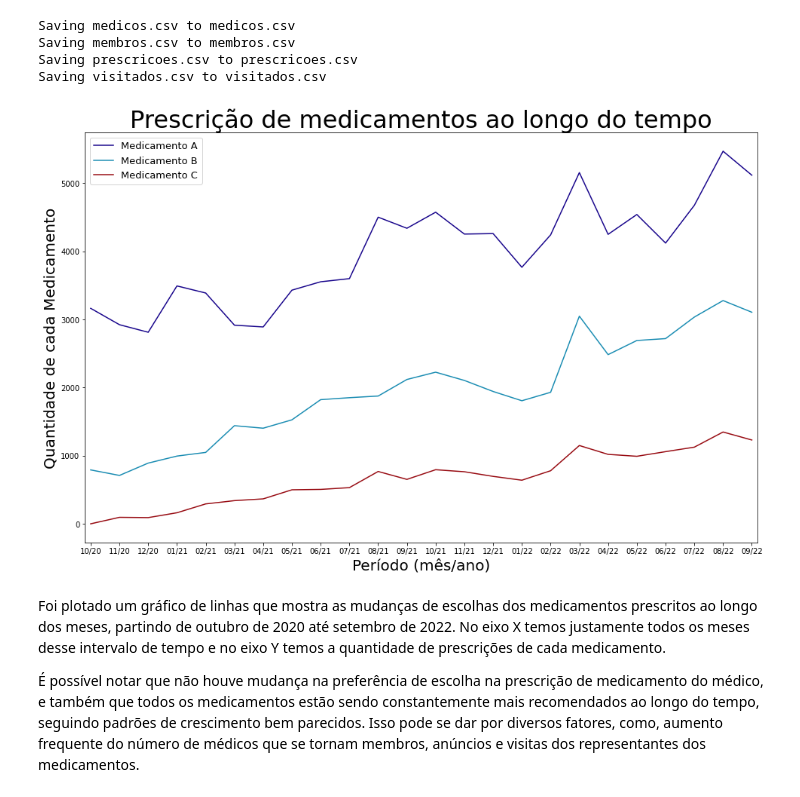
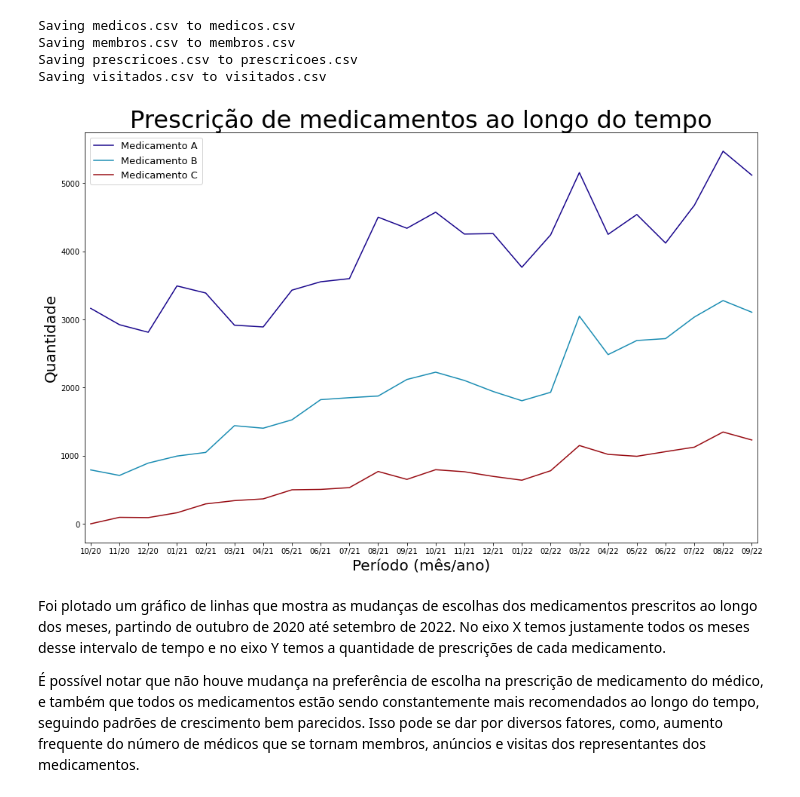
Before and after one commit to Juniorffonseca/processo_seletivo, a Jupyter notebook: teste_processo_seletivo.ipynb, the cells around one changed output. Cells and saved outputs as stored; diff of their text form; code cells hidden in the pictures.

```diff
--- a/teste_processo_seletivo.ipynb
+++ b/teste_processo_seletivo.ipynb
@@ -36,33 +36,33 @@ lista [2] = plt.cm.Reds(0.9)
 # %%
 # Carregando o arquivo csv em uma variável.
 prescricoes = pd.read_csv('prescricoes.csv', sep = ';', encoding='latin-1')
 
 # Agrupando colunas 'Mes_prescricao' e 'Medicamento_prescrito', contando as ocorrências em cada grupo e passando essa contagem para uma coluna chamada 'counts'.
 prescricoes = prescricoes.groupby(['Mes_prescricao', 'Medicamento_prescrito']).size().reset_index(name='counts')
 
 # Armazenando as datas no formato desejado para plotar no gráfico.
 lista_datas = pd.to_datetime(prescricoes['Mes_prescricao'], format='%Y%m').dt.strftime('%m/%y').unique().tolist()
 
 # Usando map nas concatenações ano+mes(ex: 202204) como strings e retornando como lista para a coluna 'Mes_prescricao' do df 'prescricoes'.
 prescricoes['Mes_prescricao'] = list(map(str, prescricoes['Mes_prescricao']))
 
 # Aplicando pivot para tornar 'Mes_prescricao' index e deixar apenas 'Medicamento_prescrito' como coluna.
 prescricoes = prescricoes.pivot(index='Mes_prescricao', columns='Medicamento_prescrito')
 
 # Criando o plot.
 prescricoes.plot(kind = 'line', stacked = 0, figsize = (16, 10), alpha = 1, color = lista, xlim = (-0.2, len(prescricoes.index) - 0.8))
 
 # 'Configurações' do plot (frequência dos ticks no eixo x, título, conteúdo das labels, tamanhos das fontes, legenda etc).
 plt.xticks(range(0, len(lista_datas), 1), lista_datas)
 plt.title('Prescrição de medicamentos ao longo do tempo', size = 32)
 plt.xlabel('Período (mês/ano)', size = 20)
-plt.ylabel('Quantidade de cada Medicamento', size = 20)
+plt.ylabel('Quantidade', size = 20)
 plt.legend(['Medicamento A', 'Medicamento B', 'Medicamento C'], loc = 'best', prop={'size': 13})
 
 # Plotando o gráfico.
 plt.show()
 # %% [output]
-[figure, old version]
+[figure, new version]
 # %% [markdown]
 Foi plotado um gráfico de linhas que mostra as mudanças de escolhas dos medicamentos prescritos ao longo dos meses, partindo de outubro de 2020 até setembro de 2022. No eixo X temos justamente todos os meses desse intervalo de tempo e no eixo Y temos a quantidade de prescrições de cada medicamento.
 
```
Also changed, not shown: parts of 9 cells of this notebook.
